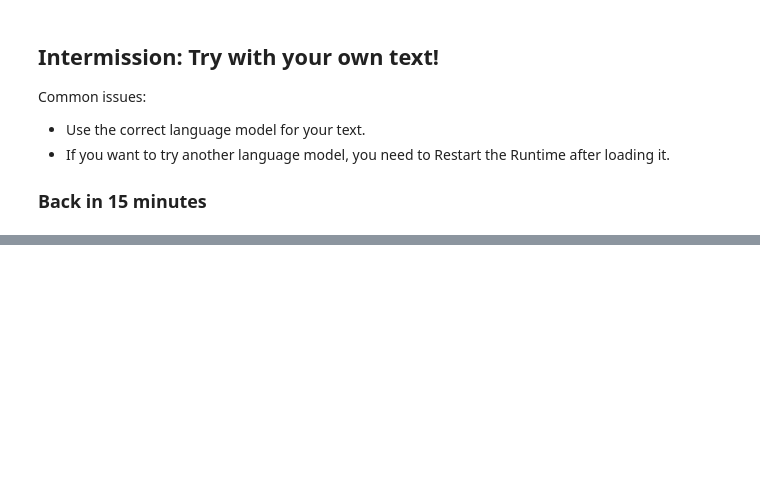
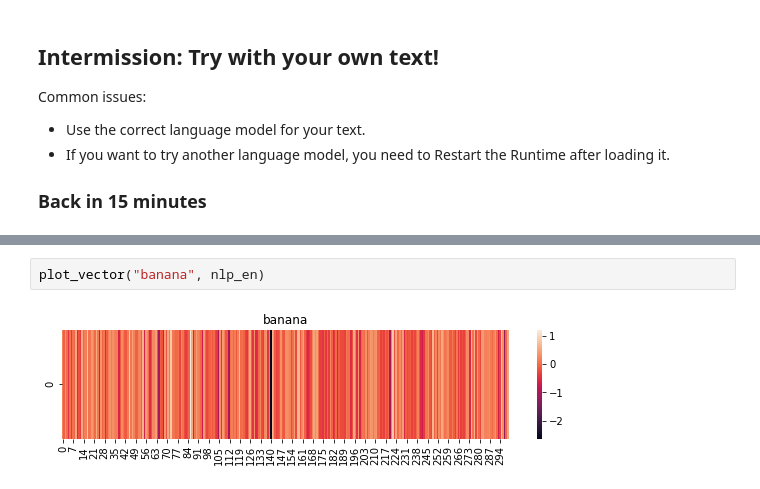
Before and after one commit to lisaong/stackup-workshops, a Jupyter notebook: text-similarity/text_processing101.ipynb, the cells around one changed output, grey strips where cells are left out. Drawn from its saved outputs; the diff is of its cells as text; blank space fills up the shorter version.

```diff
--- a/text-similarity/text_processing101.ipynb
+++ b/text-similarity/text_processing101.ipynb
@@ -485,0 +543,4 @@ Common issues:
+# %%
+plot_vector("banana", nlp_en)
+# %% [output]
+[figure, added]
```
Also changed, not shown: parts of 7 cells of this notebook.
